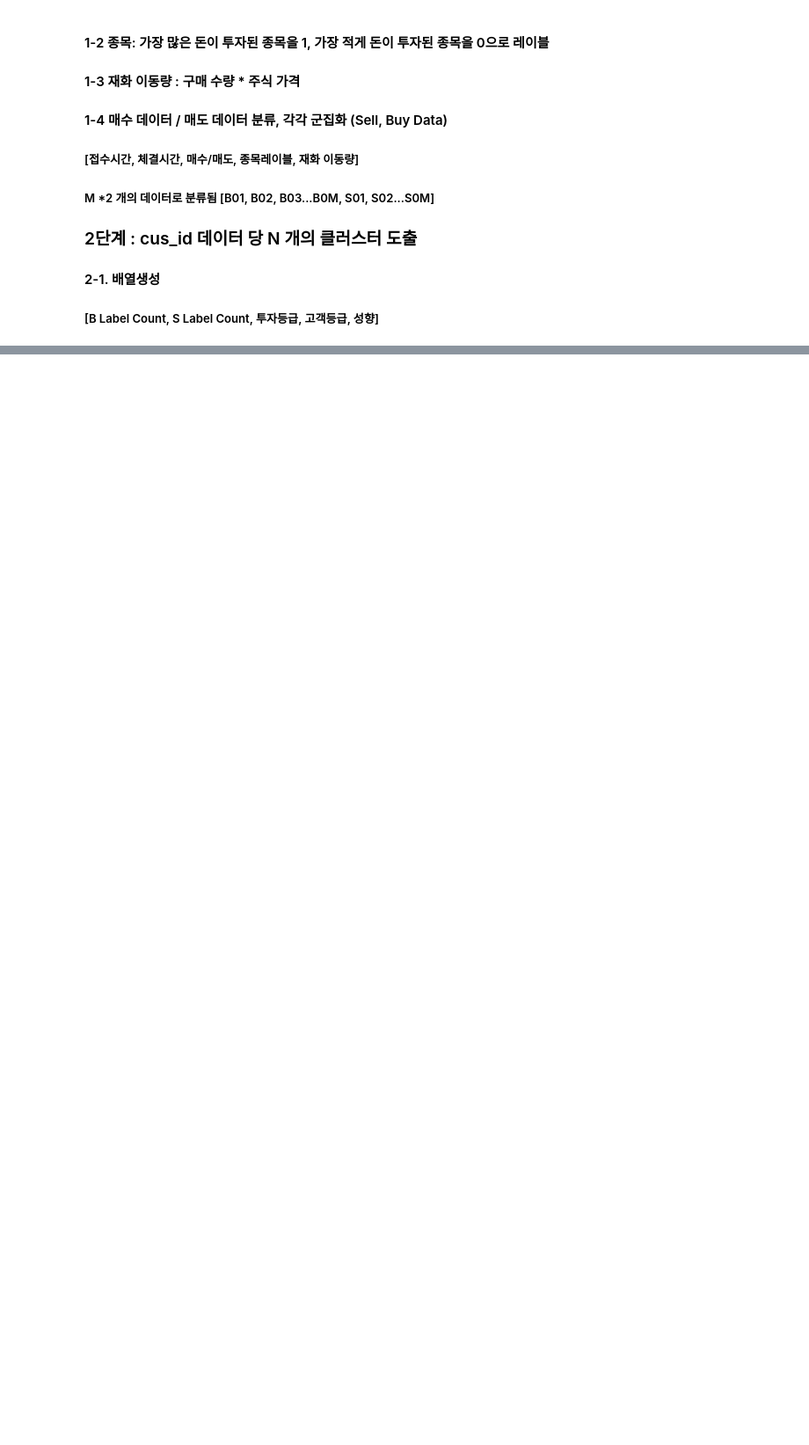
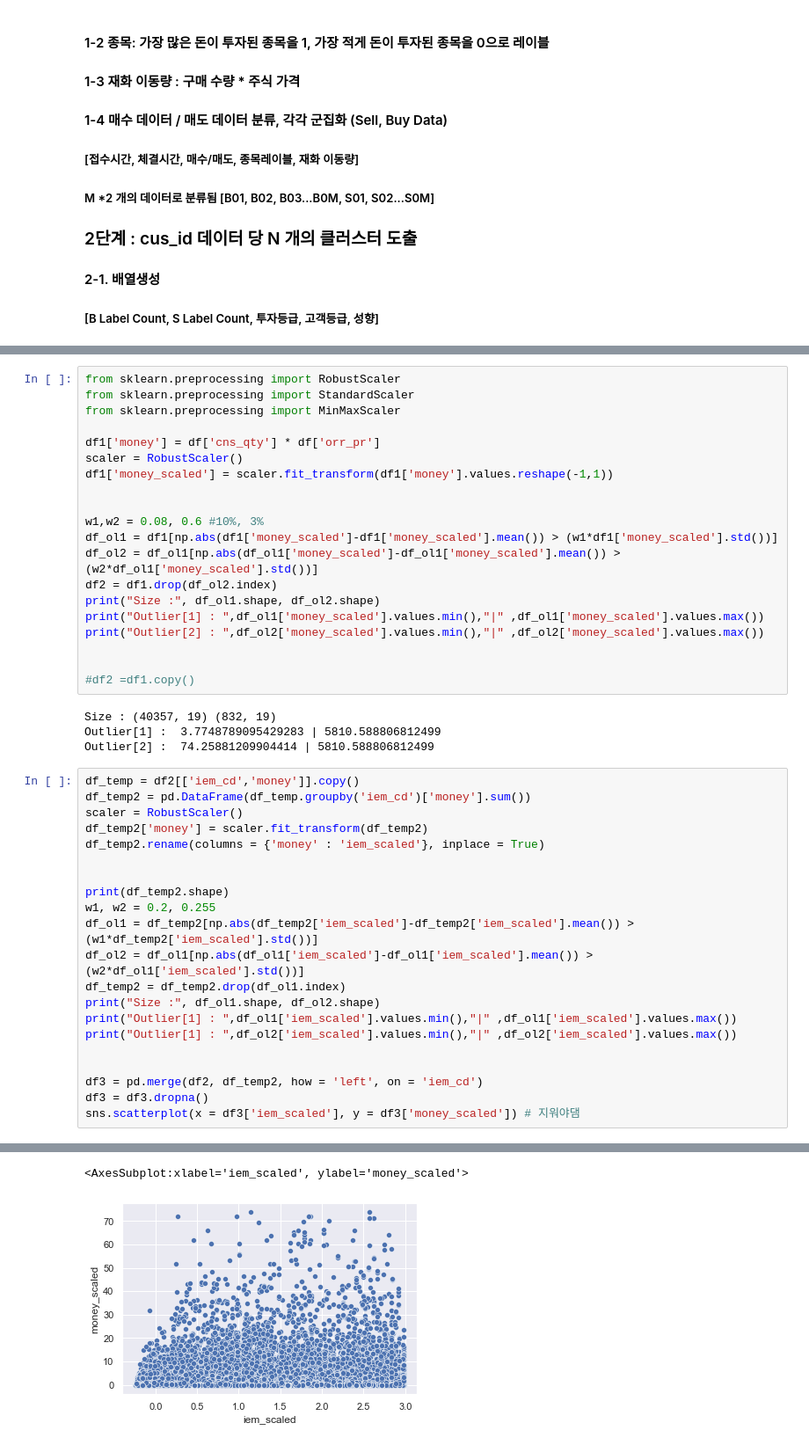
Before and after one commit to minhaeun/Data-Profiling, a Jupyter notebook: Project_20201230.ipynb, the cells around one changed output, grey strips where cells are left out. Shown at 88% size. Saved outputs shown, nothing was run; the diff lists cells and outputs as text; blank space fills up the shorter version.

```diff
--- a/Project_20201230.ipynb
+++ b/Project_20201230.ipynb
@@ -427,0 +376,46 @@ print(data.max(), data.min())
+# %%
+from sklearn.preprocessing import RobustScaler
+from sklearn.preprocessing import StandardScaler
+from sklearn.preprocessing import MinMaxScaler
+
+df1['money'] = df['cns_qty'] * df['orr_pr']
+scaler = RobustScaler()
+df1['money_scaled'] = scaler.fit_transform(df1['money'].values.reshape(-1,1))
+
+
+w1,w2 = 0.08, 0.6 #10%, 3%
+df_ol1 = df1[np.abs(df1['money_scaled']-df1['money_scaled'].mean()) > (w1*df1['money_scaled'].std())]
+df_ol2 = df_ol1[np.abs(df_ol1['money_scaled']-df_ol1['money_scaled'].mean()) > (w2*df_ol1['money_scaled'].std())]
+df2 = df1.drop(df_ol2.index)
+print("Size :", df_ol1.shape, df_ol2.shape)
+print("Outlier[1] : ",df_ol1['money_scaled'].values.min(),"|" ,df_ol1['money_scaled'].values.max())
+print("Outlier[2] : ",df_ol2['money_scaled'].values.min(),"|" ,df_ol2['money_scaled'].values.max())
+
+
+#df2 =df1.copy()
+# %% [output]
+Size : (40357, 19) (832, 19)
+Outlier[1] :  3.7748789095429283 | 5810.588806812499
+Outlier[2] :  74.25881209904414 | 5810.588806812499
+# %%
+df_temp = df2[['iem_cd','money']].copy()
+df_temp2 = pd.DataFrame(df_temp.groupby('iem_cd')['money'].sum())
+scaler = RobustScaler()
+df_temp2['money'] = scaler.fit_transform(df_temp2)
+df_temp2.rename(columns = {'money' : 'iem_scaled'}, inplace = True)
+
+
+print(df_temp2.shape)
+w1, w2 = 0.2, 0.255
+df_ol1 = df_temp2[np.abs(df_temp2['iem_scaled']-df_temp2['iem_scaled'].mean()) > (w1*df_temp2['iem_scaled'].std())]
+df_ol2 = df_ol1[np.abs(df_ol1['iem_scaled']-df_ol1['iem_scaled'].mean()) > (w2*df_ol1['iem_scaled'].std())]
+df_temp2 = df_temp2.drop(df_ol1.index)
+print("Size :", df_ol1.shape, df_ol2.shape)
+print("Outlier[1] : ",df_ol1['iem_scaled'].values.min(),"|" ,df_ol1['iem_scaled'].values.max())
+print("Outlier[1] : ",df_ol2['iem_scaled'].values.min(),"|" ,df_ol2['iem_scaled'].values.max())
+
+
+df3 = pd.merge(df2, df_temp2, how = 'left', on = 'iem_cd')
+df3 = df3.dropna()
+sns.scatterplot(x = df3['iem_scaled'], y = df3['money_scaled']) # 지워야댐
+# %% [output]
@@ -427,0 +426,2 @@ print(data.max(), data.min())
+<AxesSubplot:xlabel='iem_scaled', ylabel='money_scaled'>
+[figure, added]
```
Also changed, not shown: parts of 17 cells of this notebook.
